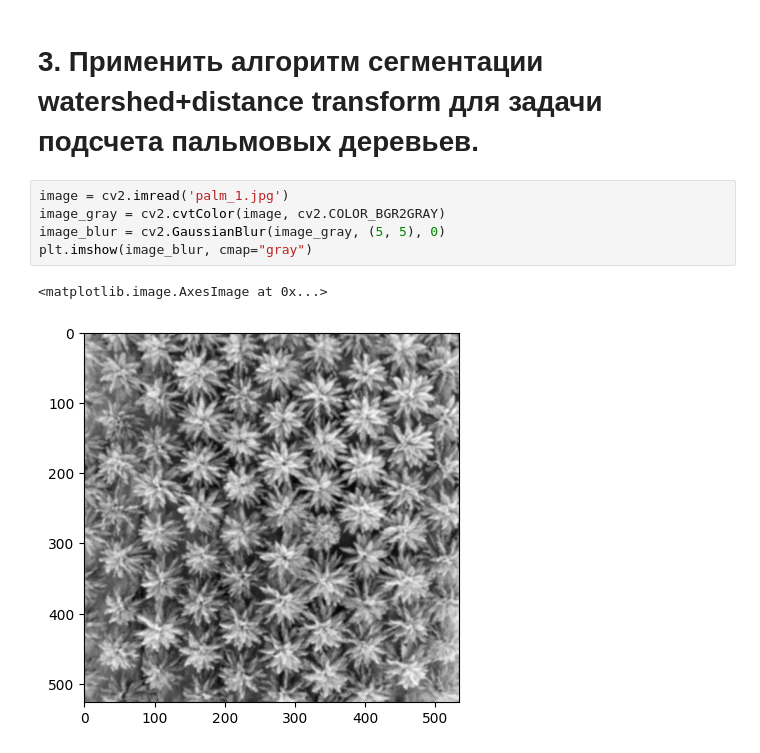
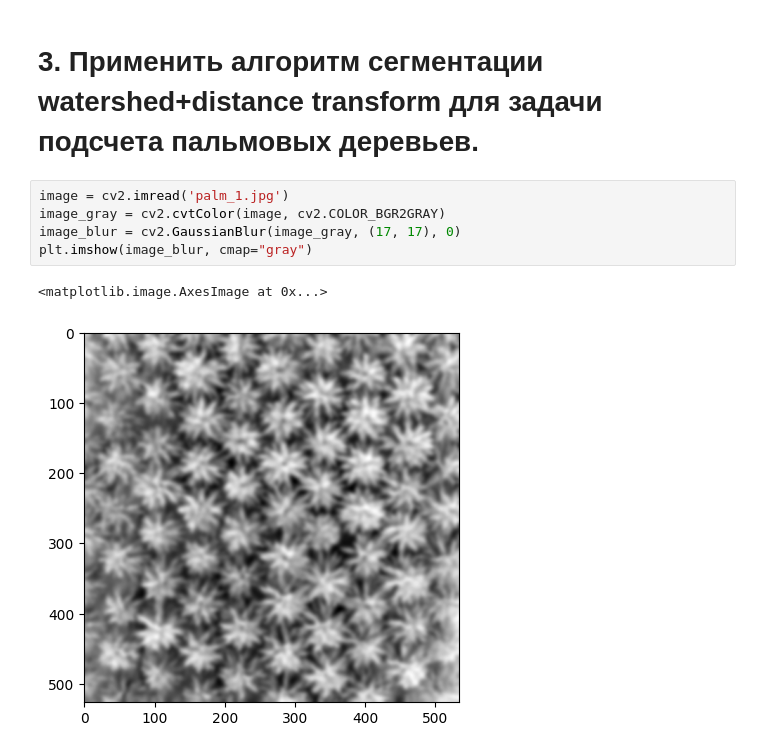
Before and after one commit to ionfy/image-processing, a Jupyter notebook: Task4/Task4.ipynb, the cells around one changed output. Drawn from its saved outputs; the diff is of its cells as text.

```diff
--- a/Task4/Task4.ipynb
+++ b/Task4/Task4.ipynb
@@ -85,8 +85,8 @@ plt.show()
 # %%
 image = cv2.imread('palm_1.jpg')
 image_gray = cv2.cvtColor(image, cv2.COLOR_BGR2GRAY)
-image_blur = cv2.GaussianBlur(image_gray, (5, 5), 0)
+image_blur = cv2.GaussianBlur(image_gray, (17, 17), 0)
 plt.imshow(image_blur, cmap="gray")
 # %% [output]
 <matplotlib.image.AxesImage at 0x...>
-[figure, old version]
+[figure, new version]
```
Also changed, not shown: parts of 4 cells of this notebook.
